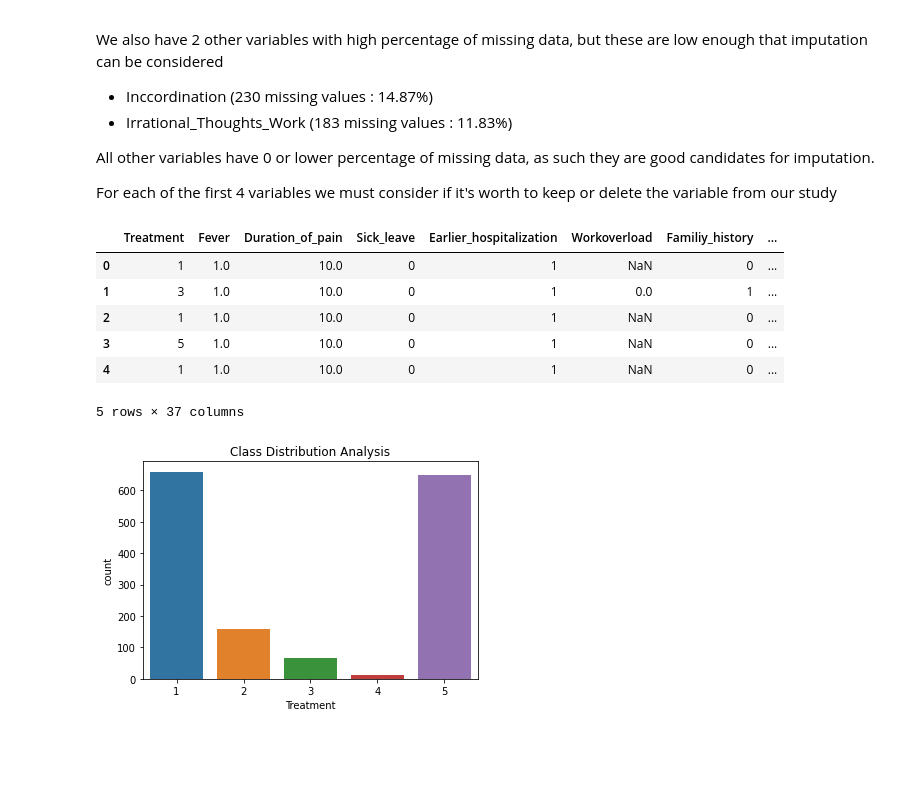
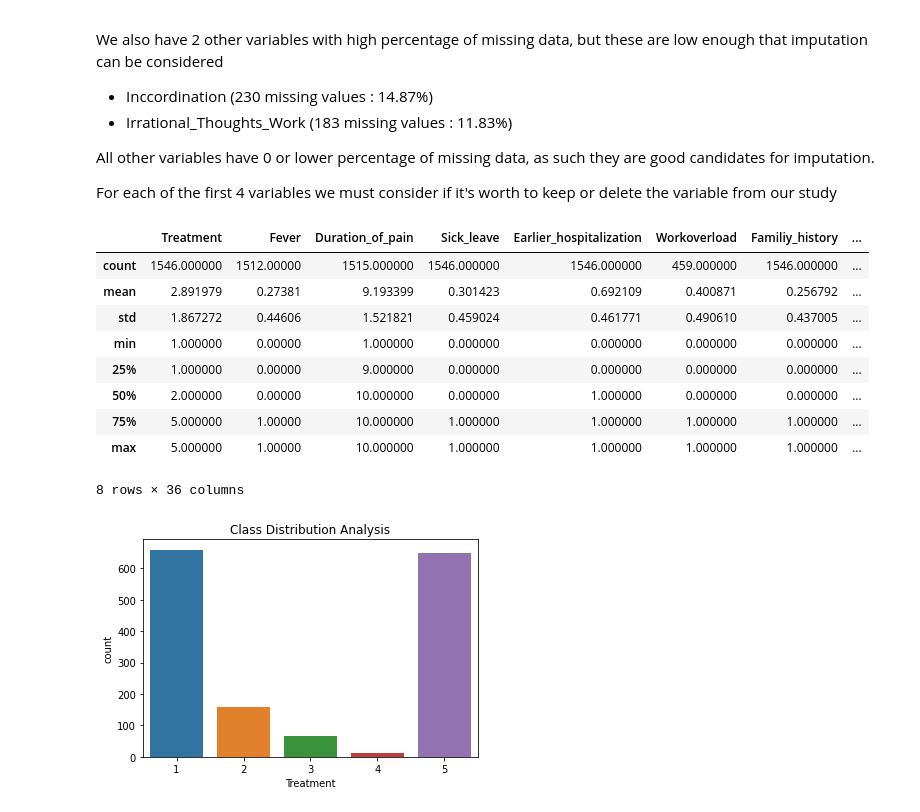
Before and after one commit to WALEX2000/DataScience-Project, a Jupyter notebook: src/dataExploration.ipynb, the cells around one changed output. Saved outputs shown, nothing was run; the diff lists cells and outputs as text; code cells hidden in the pictures; blank space fills up the shorter version.

```diff
--- a/src/dataExploration.ipynb
+++ b/src/dataExploration.ipynb
@@ -24,16 +24,19 @@ from importlib import reload
 # %%
 # Fetch Data
 data = pd.read_csv('../data/RA_data.csv')
 data.describe()
-data.head()
+#data.head()
 # %% [output]
 |  | Treatment | Fever | Duration_of_pain | Sick_leave | Earlier_hospitalization | Workoverload | Familiy_history | ... |
-| 0 | 1 | 1.0 | 10.0 | 0 | 1 | NaN | 0 | ... |
-| 1 | 3 | 1.0 | 10.0 | 0 | 1 | 0.0 | 1 | ... |
-| 2 | 1 | 1.0 | 10.0 | 0 | 1 | NaN | 0 | ... |
-| 3 | 5 | 1.0 | 10.0 | 0 | 1 | NaN | 0 | ... |
-| 4 | 1 | 1.0 | 10.0 | 0 | 1 | NaN | 0 | ... |
+| count | 1546.000000 | 1512.00000 | 1515.000000 | 1546.000000 | 1546.000000 | 459.000000 | 1546.000000 | ... |
+| mean | 2.891979 | 0.27381 | 9.193399 | 0.301423 | 0.692109 | 0.400871 | 0.256792 | ... |
+| std | 1.867272 | 0.44606 | 1.521821 | 0.459024 | 0.461771 | 0.490610 | 0.437005 | ... |
+| min | 1.000000 | 0.00000 | 1.000000 | 0.000000 | 0.000000 | 0.000000 | 0.000000 | ... |
+| 25% | 1.000000 | 0.00000 | 9.000000 | 0.000000 | 0.000000 | 0.000000 | 0.000000 | ... |
+| 50% | 2.000000 | 0.00000 | 10.000000 | 0.000000 | 1.000000 | 0.000000 | 0.000000 | ... |
+| 75% | 5.000000 | 1.00000 | 10.000000 | 1.000000 | 1.000000 | 1.000000 | 1.000000 | ... |
+| max | 5.000000 | 1.00000 | 10.000000 | 1.000000 | 1.000000 | 1.000000 | 1.000000 | ... |
-5 rows × 37 columns
+8 rows × 36 columns
 # %%
 # Analyse class distribution
 sns.countplot(x='Treatment',data = data)
```
Also changed, not shown: parts of 3 cells of this notebook, 2 other files.
